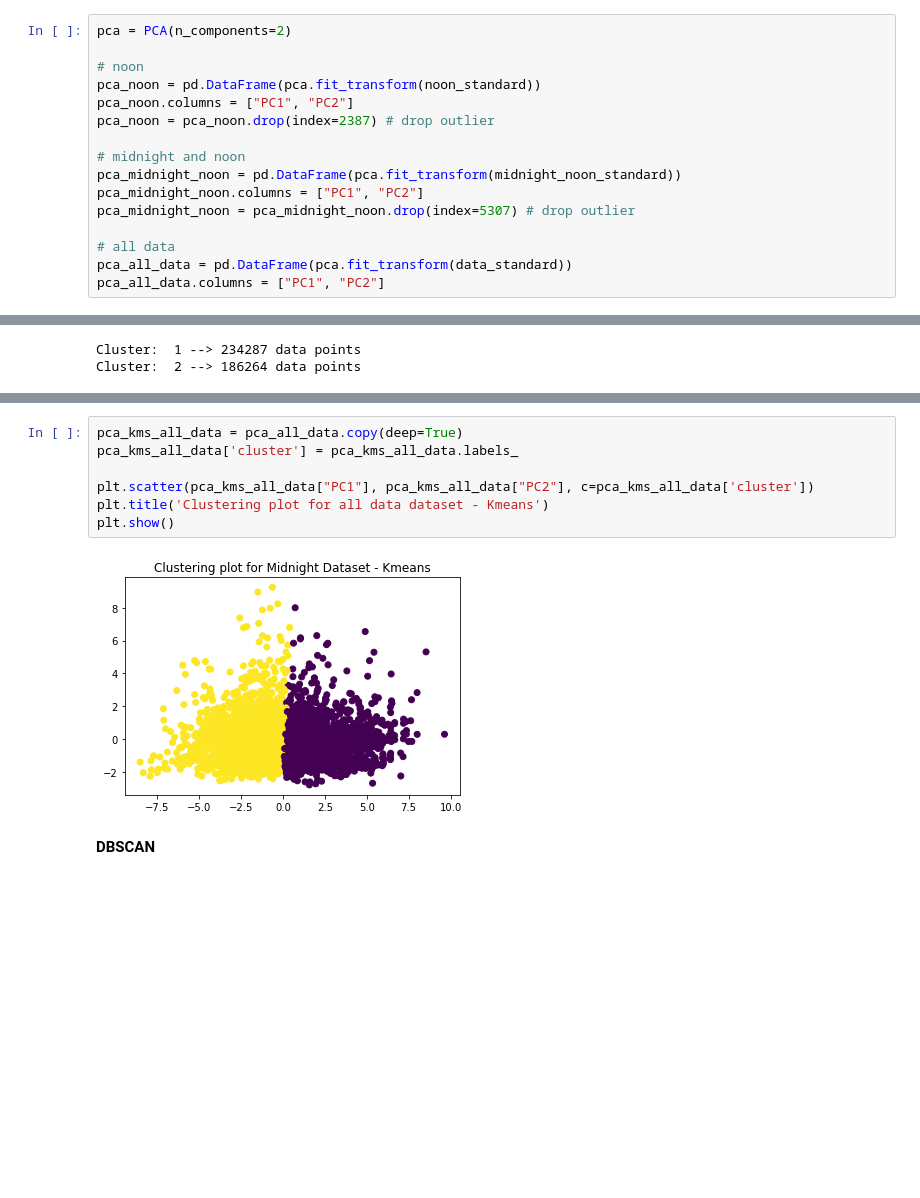
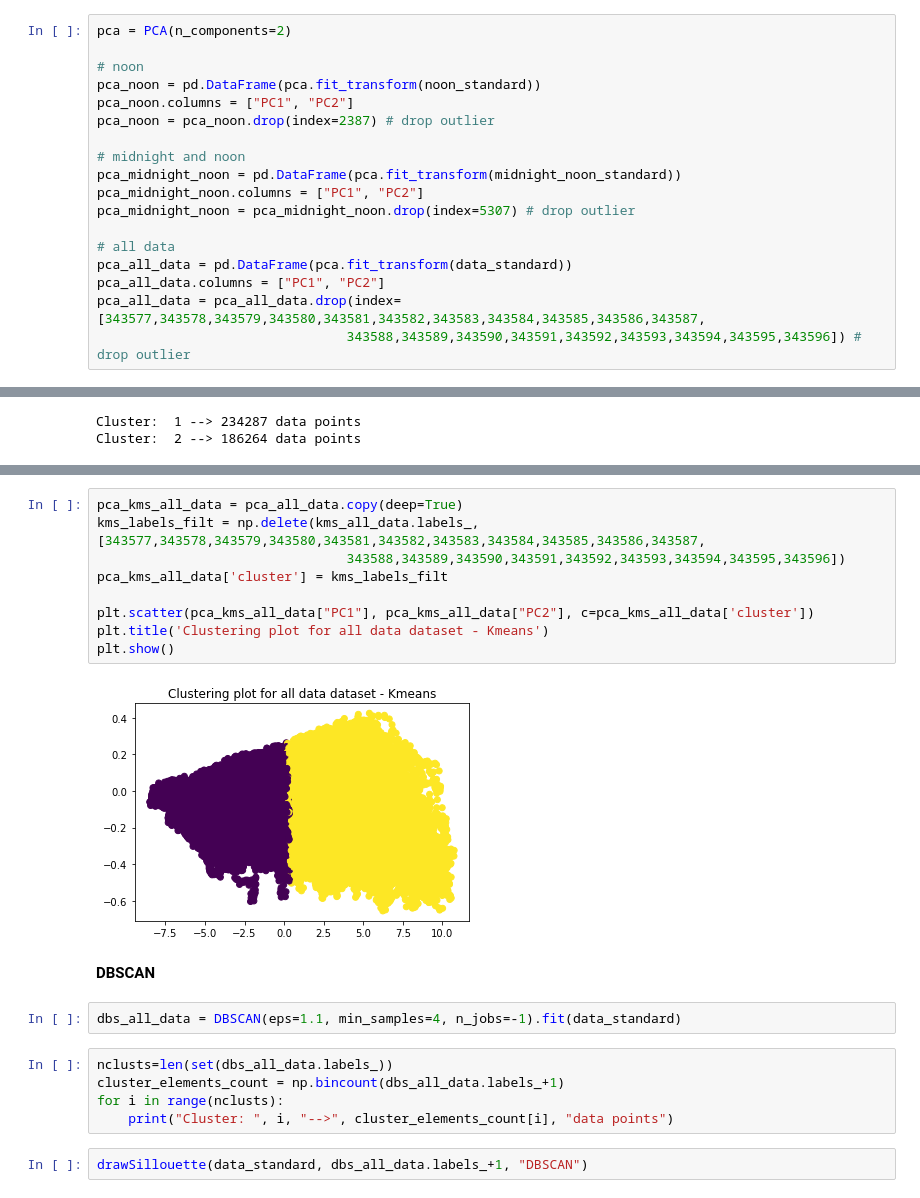
Before and after one commit to ray2g/Data-Mining-Projects, a Jupyter notebook: Homework Assignment 4/PD_TPC4_script.ipynb, the cells around one changed output, grey strips where cells are left out. Cells and saved outputs as stored; diff of their text form; blank space fills up the shorter version.

```diff
--- a/Homework Assignment 4/PD_TPC4_script.ipynb
+++ b/Homework Assignment 4/PD_TPC4_script.ipynb
@@ -360,6 +305,8 @@ pca_midnight_noon = pca_midnight_noon.drop(index=5307) # drop outlier
 # all data
 pca_all_data = pd.DataFrame(pca.fit_transform(data_standard))
 pca_all_data.columns = ["PC1", "PC2"]
+pca_all_data = pca_all_data.drop(index=[343577,343578,343579,343580,343581,343582,343583,343584,343585,343586,343587,
+                                343588,343589,343590,343591,343592,343593,343594,343595,343596]) # drop outlier
 # %% [markdown]
 ## Objective 1 - Cluster the Data at Noon and Midnight
 # %% [markdown]
@@ -758,11 +686,22 @@ drawSillouette(data_standard, kms_all_data.labels_+1, "Kmeans (K=2)")
 # %%
 pca_kms_all_data = pca_all_data.copy(deep=True)
-pca_kms_all_data['cluster'] = pca_kms_all_data.labels_
+kms_labels_filt = np.delete(kms_all_data.labels_, [343577,343578,343579,343580,343581,343582,343583,343584,343585,343586,343587,
+                                343588,343589,343590,343591,343592,343593,343594,343595,343596])
+pca_kms_all_data['cluster'] = kms_labels_filt
 
 plt.scatter(pca_kms_all_data["PC1"], pca_kms_all_data["PC2"], c=pca_kms_all_data['cluster'])
 plt.title('Clustering plot for all data dataset - Kmeans')
 plt.show()
 # %% [output]
-[figure, old version]
+[figure, new version]
 # %% [markdown]
 **DBSCAN**
+# %%
+dbs_all_data = DBSCAN(eps=1.1, min_samples=4, n_jobs=-1).fit(data_standard)
+# %%
+nclusts=len(set(dbs_all_data.labels_))
+cluster_elements_count = np.bincount(dbs_all_data.labels_+1)
+for i in range(nclusts):
+    print("Cluster: ", i, "-->", cluster_elements_count[i], "data points")
+# %%
+drawSillouette(data_standard, dbs_all_data.labels_+1, "DBSCAN")
```
Also changed, not shown: parts of 24 cells of this notebook.
